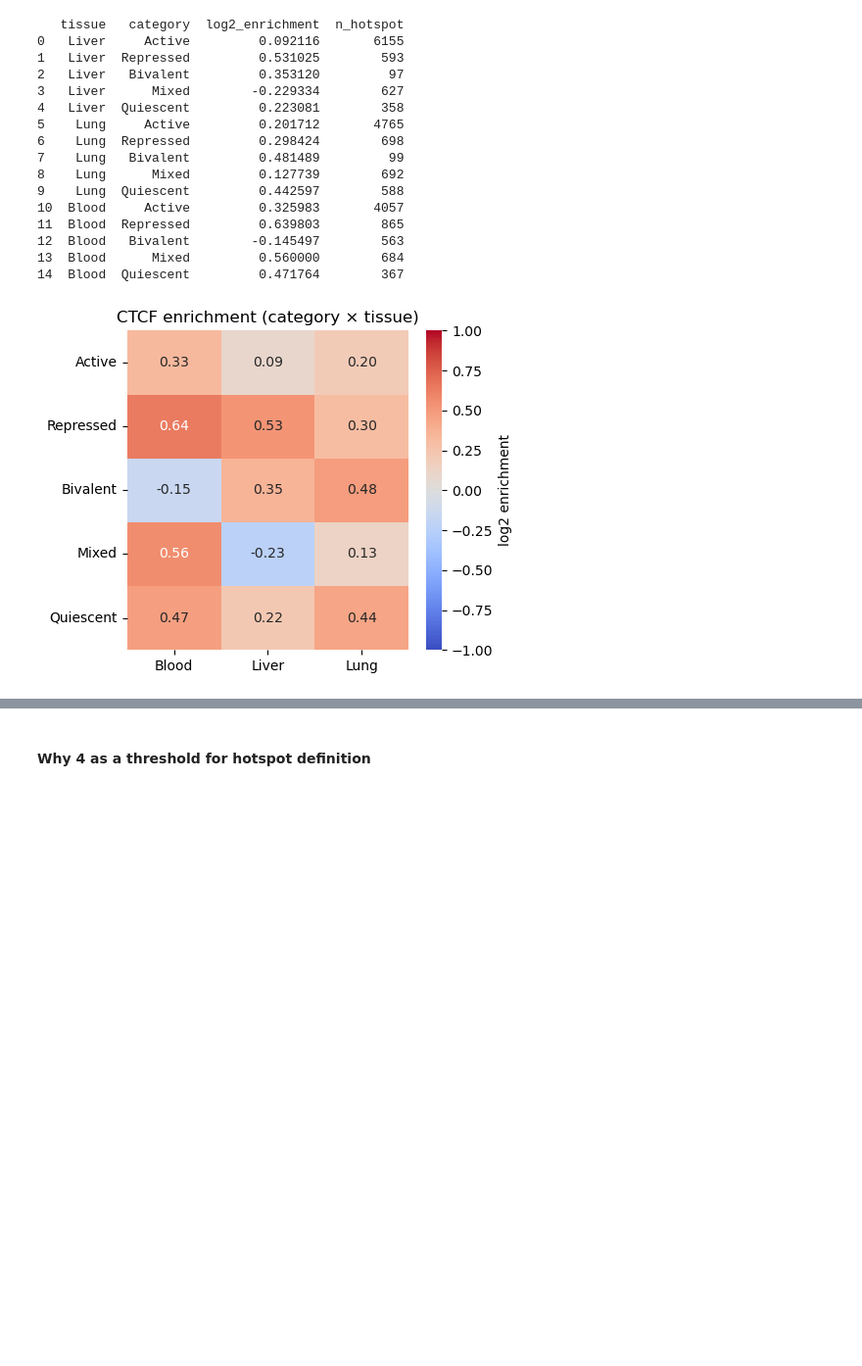
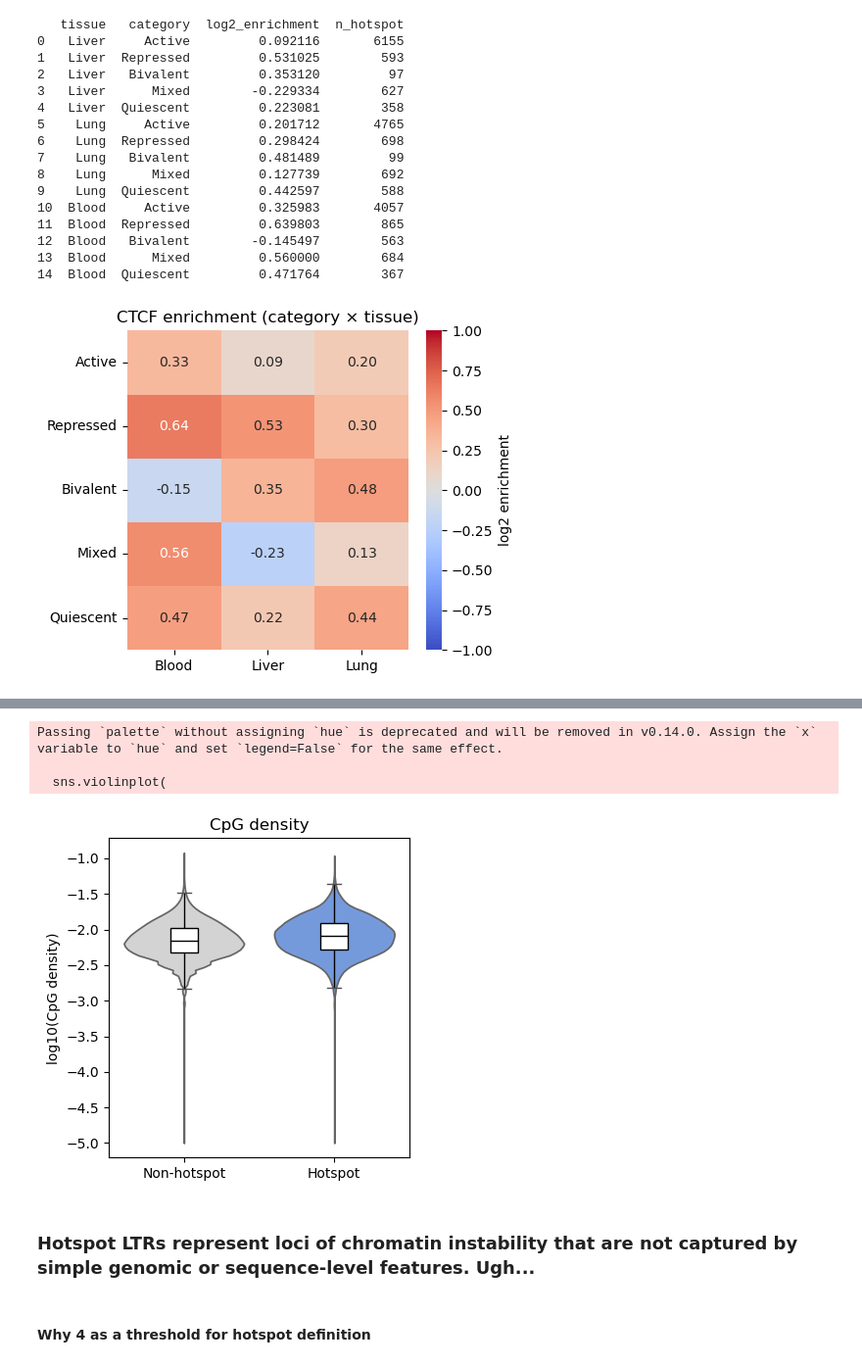
Before and after one commit to caocao0525/HERV, a Jupyter notebook: herv_all_hotspot_analysis.ipynb, the cells around one changed output, grey strips where cells are left out. Shown at 98% size. Drawn from its saved outputs; the diff is of its cells as text; code cells hidden in the pictures; blank space fills up the shorter version.

```diff
--- a/herv_all_hotspot_analysis.ipynb
+++ b/herv_all_hotspot_analysis.ipynb
@@ -1667,0 +1950,8 @@ plt.show()
+# %%
+df = df.merge(
+    seq_features[["chrom", "start", "end", "name", "GC", "CpG_count", "CpG_density", "N_fraction"]],
+    on=["chrom", "start", "end", "name"],
+    how="left"
+)
+
+df[["GC", "CpG_density", "N_fraction"]].describe()
@@ -1667,0 +1978,12 @@ plt.show()
+# %%
+# 1. Hotspot vs non-hotspot
+df_normal = df[df["cell_id"].isin(["E066","E096","E029"])]
+
+bg_gc = df_normal["GC"].mean()
+hs_gc = df_normal[df_normal["is_hotspot"]]["GC"].mean()
+
+bg_cpg = df_normal["CpG_density"].mean()
+hs_cpg = df_normal[df_normal["is_hotspot"]]["CpG_density"].mean()
+
+print(bg_gc, hs_gc)
+print(bg_cpg, hs_cpg)
@@ -1668,3 +2006,53 @@ plt.show()
+# %%
+import numpy as np
+import seaborn as sns
+import matplotlib.pyplot as plt
+
+plot_df = df_normal.copy()
+plot_df["group"] = plot_df["is_hotspot"].map({
+    False: "Non-hotspot",
+    True: "Hotspot"
+})
+
+# log transform to handle long tail
+plot_df["log_CpG_density"] = np.log10(plot_df["CpG_density"] + 1e-5)
+
+plt.figure(figsize=(4,4))
+
+sns.violinplot(
+    data=plot_df,
+    x="group",
+    y="log_CpG_density",
+    inner=None,
+    cut=0,
+    palette=["lightgray", "cornflowerblue"]
+)
+
+sns.boxplot(
+    data=plot_df,
+    x="group",
+    y="log_CpG_density",
+    width=0.18,
+    showcaps=True,
+    boxprops={"facecolor": "white", "edgecolor": "black"},
+    whiskerprops={"color": "black"},
+    medianprops={"color": "black"},
+    showfliers=False
+)
+
+plt.ylabel("log10(CpG density)")
+plt.xlabel("")
+plt.title("CpG density")
+
+plt.tight_layout()
+plt.show()
+# %% [output]
+Passing `palette` without assigning `hue` is deprecated and will be removed in v0.14.0. Assign the `x` variable to `hue` and set `legend=False` for the same effect.
+
+  sns.violinplot(
+[figure, added]
+# %% [markdown]
+### Hotspot LTRs represent loci of chromatin instability that are not captured by simple genomic or sequence-level features. Ugh...
 # %% [markdown]
 #### Why 4 as a threshold for hotspot definition
 # %%
```
Also changed, not shown: parts of 21 cells of this notebook.
